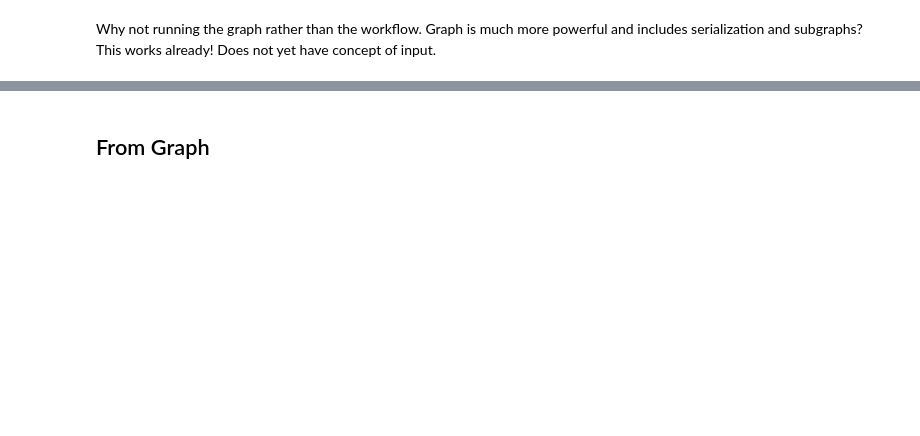
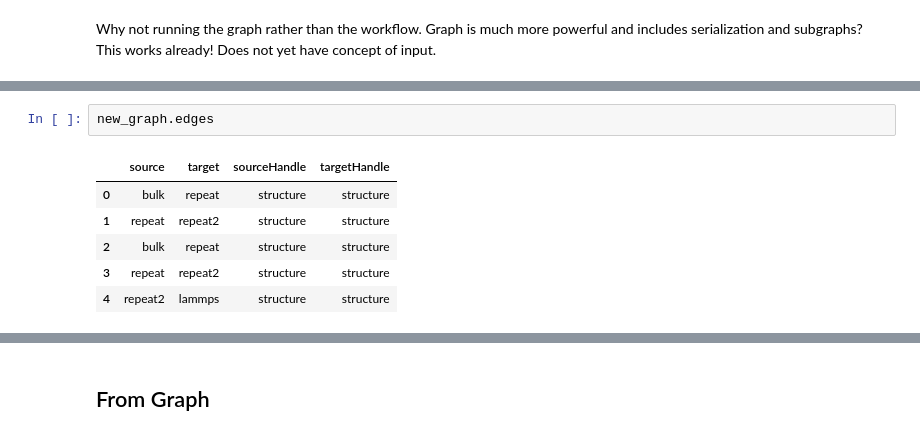
Before and after one commit to pyiron/pyiron_core, a Jupyter notebook: notebooks/tests.ipynb, the cells around one changed output, grey strips where cells are left out. Cells and saved outputs as stored; diff of their text form; blank space fills up the shorter version.

```diff
--- a/notebooks/tests.ipynb
+++ b/notebooks/tests.ipynb
@@ -15,0 +145,9 @@ Why not running the graph rather than the workflow. Graph is much more powerful
+# %%
+new_graph.edges
+# %% [output]
+|  | source | target | sourceHandle | targetHandle |
+| 0 | bulk | repeat | structure | structure |
+| 1 | repeat | repeat2 | structure | structure |
+| 2 | bulk | repeat | structure | structure |
+| 3 | repeat | repeat2 | structure | structure |
+| 4 | repeat2 | lammps | structure | structure |
```
Also changed, not shown: parts of 54 cells of this notebook, 8 other files.
